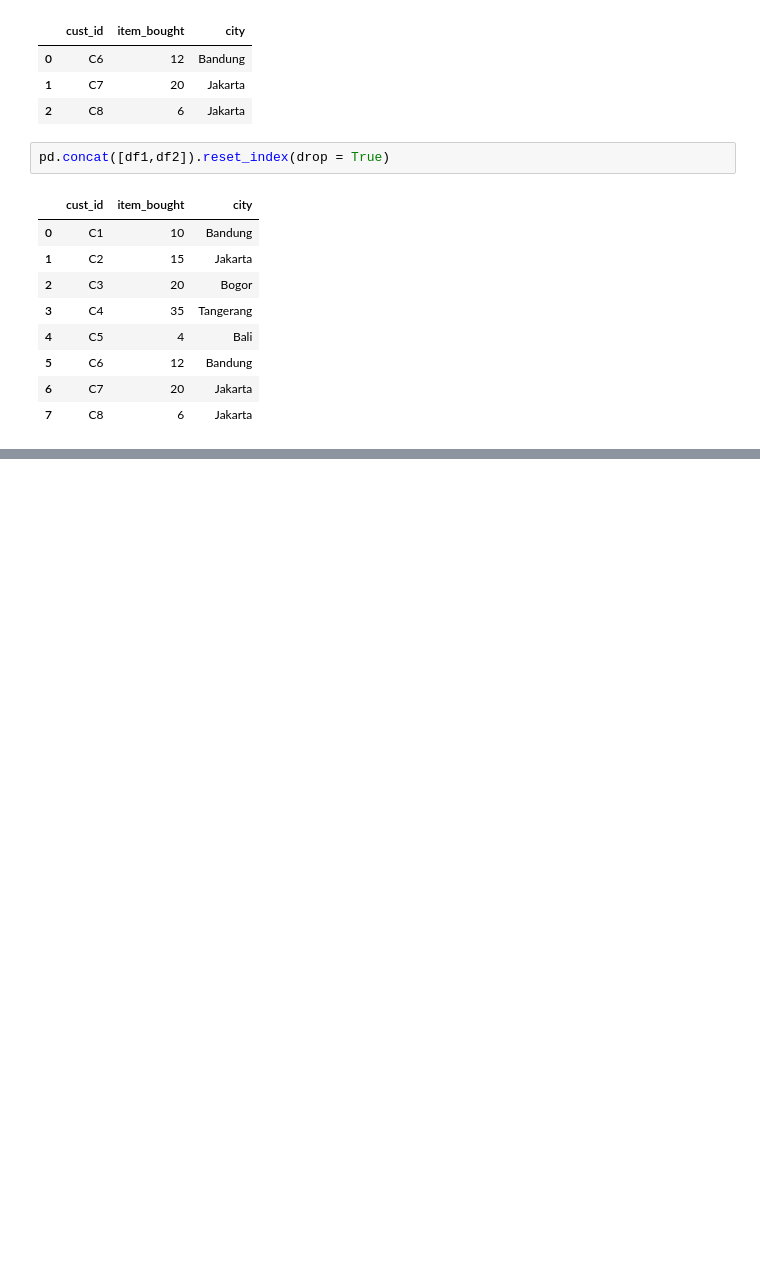
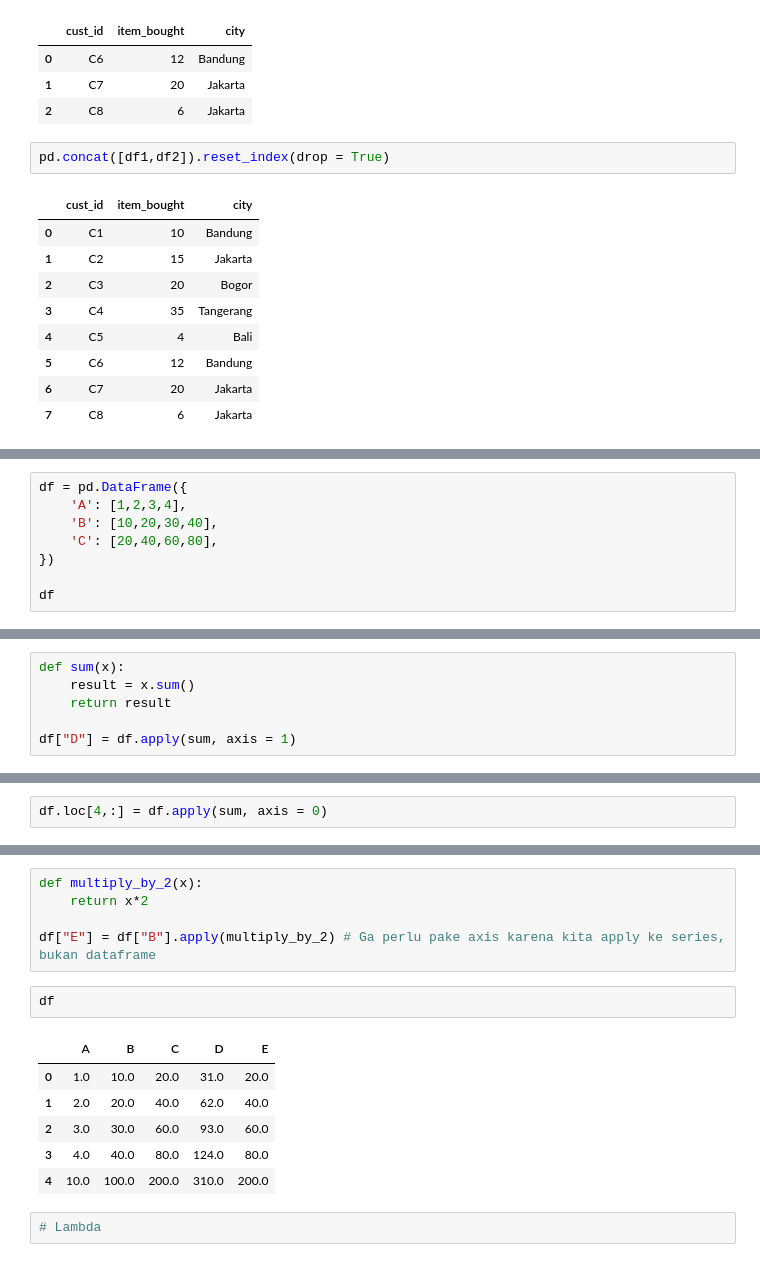
Before and after one commit to zanafiii/data-science-a-z, a Jupyter notebook: Part3_Working with Pandas & DataFrame.ipynb, the cells around one changed output, grey strips where cells are left out. Drawn from its saved outputs; the diff is of its cells as text; blank space fills up the shorter version.

Commit message:
add apply and lambda

```diff
--- a/Part3_Working with Pandas & DataFrame.ipynb
+++ b/Part3_Working with Pandas & DataFrame.ipynb
@@ -1138,0 +1141,8 @@ pd.concat([df1,df2]).reset_index(drop = True)
+# %%
+df = pd.DataFrame({
+    'A': [1,2,3,4],
+    'B': [10,20,30,40],
+    'C': [20,40,60,80],
+})
+
+df
@@ -1138,0 +1157,6 @@ pd.concat([df1,df2]).reset_index(drop = True)
+# %%
+def sum(x):
+    result = x.sum()
+    return result
+
+df["D"] = df.apply(sum, axis = 1)
@@ -1138,0 +1171,2 @@ pd.concat([df1,df2]).reset_index(drop = True)
+# %%
+df.loc[4,:] = df.apply(sum, axis = 0)
@@ -1138,0 +1182,16 @@ pd.concat([df1,df2]).reset_index(drop = True)
+# %%
+def multiply_by_2(x):
+    return x*2
+
+df["E"] = df["B"].apply(multiply_by_2) # Ga perlu pake axis karena kita apply ke series, bukan dataframe
+# %%
+df
+# %% [output]
+|  | A | B | C | D | E |
+| 0 | 1.0 | 10.0 | 20.0 | 31.0 | 20.0 |
+| 1 | 2.0 | 20.0 | 40.0 | 62.0 | 40.0 |
+| 2 | 3.0 | 30.0 | 60.0 | 93.0 | 60.0 |
+| 3 | 4.0 | 40.0 | 80.0 | 124.0 | 80.0 |
+| 4 | 10.0 | 100.0 | 200.0 | 310.0 | 200.0 |
+# %%
+# Lambda
```
Also changed, not shown: parts of 11 cells of this notebook.
